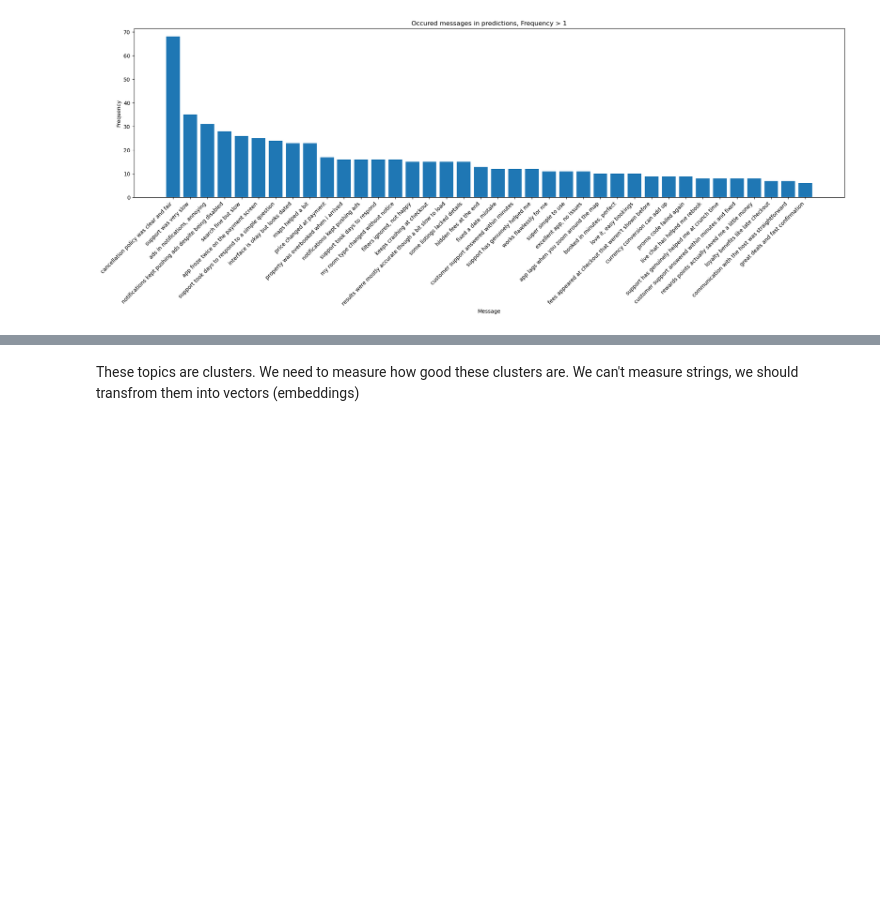
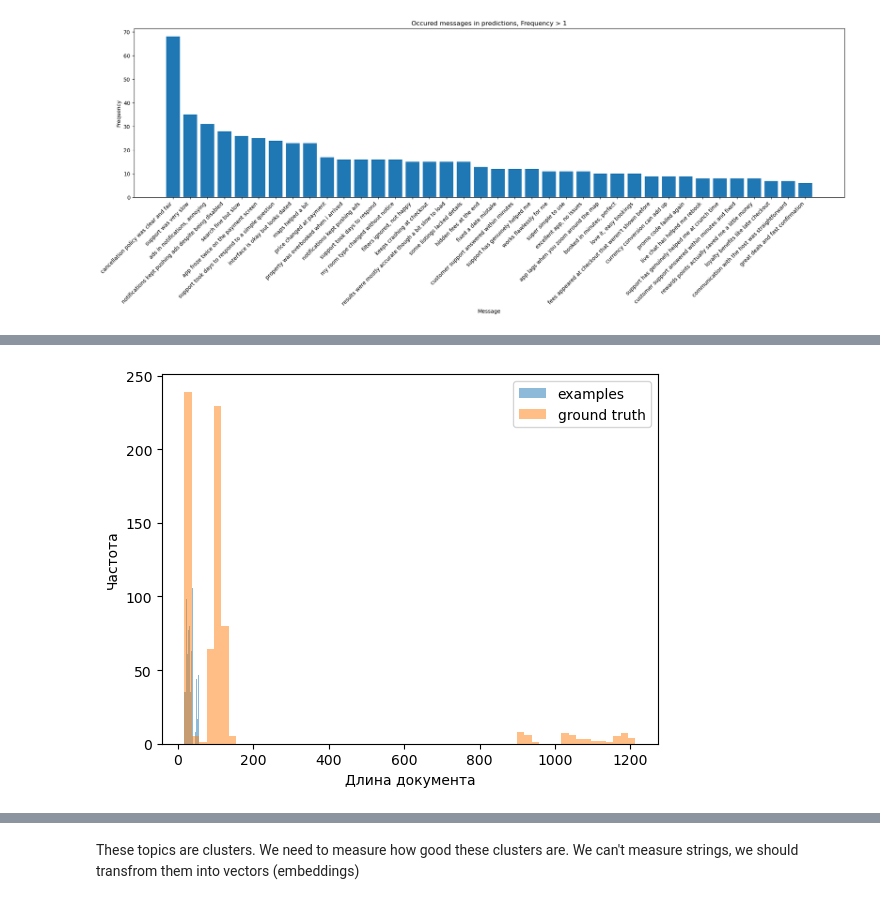
Before and after one commit to Tsukimy/text_sentiment, a Jupyter notebook: topic_sentiment_test_assignment.ipynb, the cells around one changed output, grey strips where cells are left out. Saved outputs shown, nothing was run; the diff lists cells and outputs as text; code cells hidden in the pictures; blank space fills up the shorter version.

```diff
--- a/topic_sentiment_test_assignment.ipynb
+++ b/topic_sentiment_test_assignment.ipynb
@@ -201,0 +324,14 @@ plt.show()
+# %%
+x = examples_df['message_text_pred'].str.len()
+y = gt_df['message_text'].str.len()
+
+bins='auto'
+
+plt.hist(x, bins, alpha=0.5, label='examples')
+plt.hist(y, bins, alpha=0.5, label='ground truth')
+plt.legend(loc='upper right')
+plt.xlabel('Длина документа')
+plt.ylabel('Частота')
+plt.show()
+# %% [output]
+[figure, added]
```
Also changed, not shown: parts of 79 cells of this notebook.
